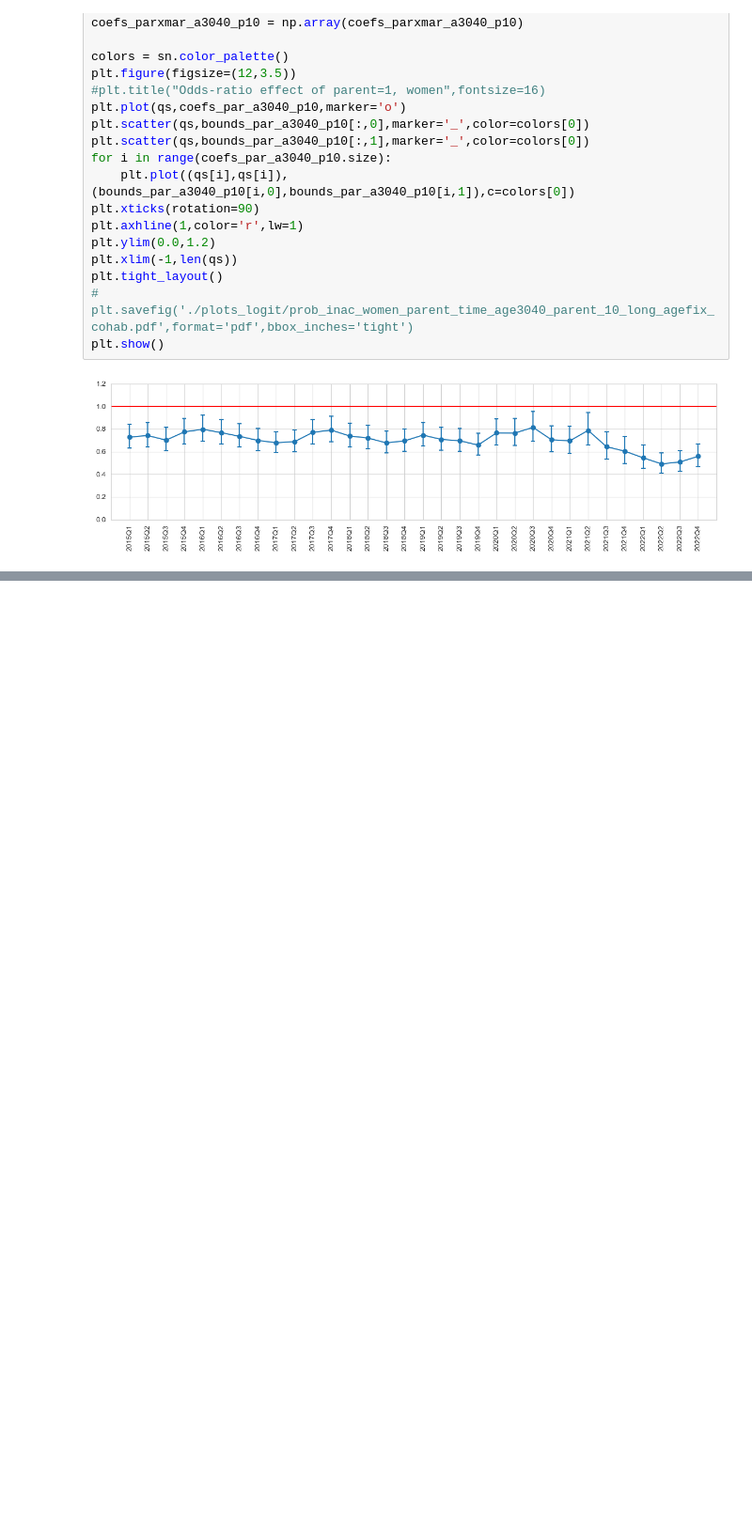
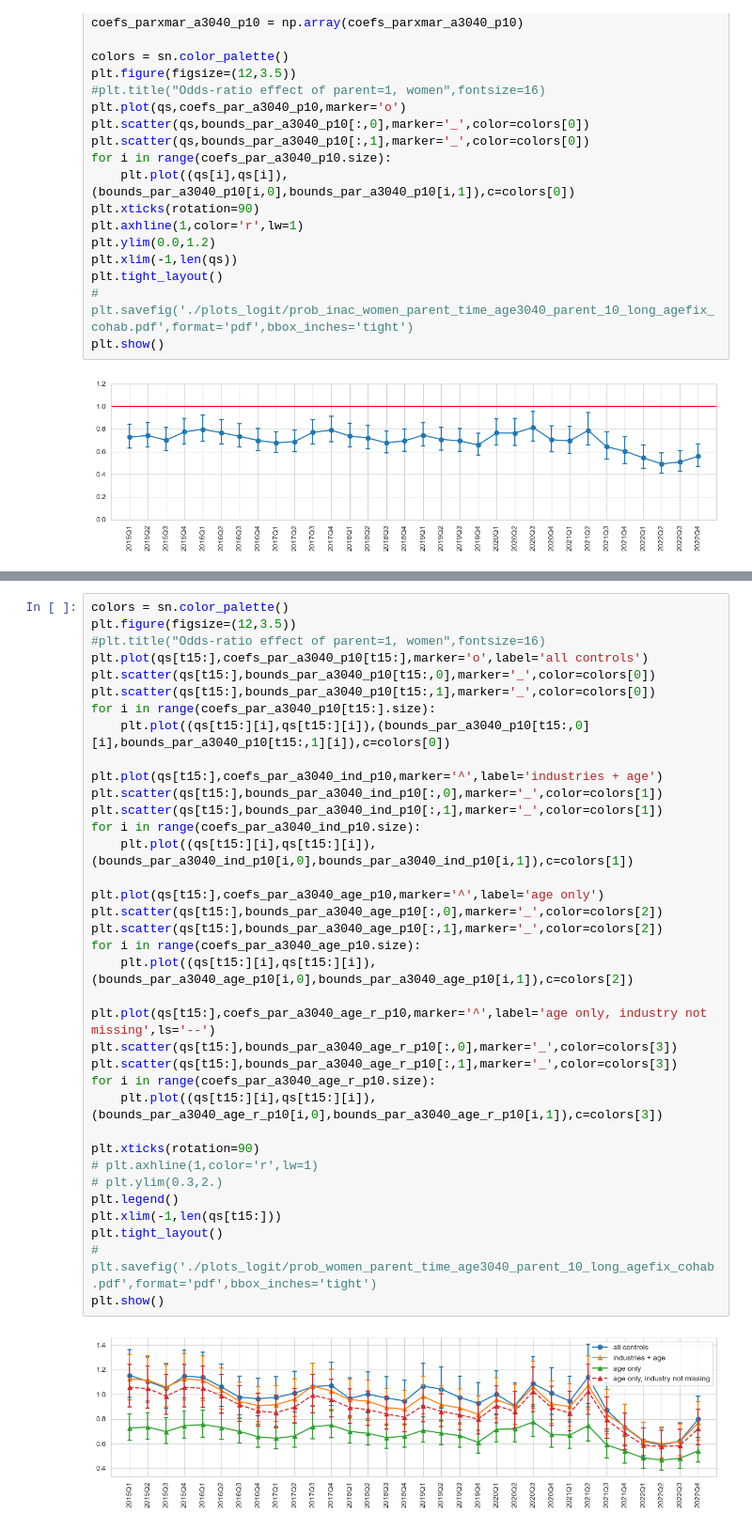
Before and after one commit to crisla/TenMoCoS, a Jupyter notebook: Figure_2_age3040_agefix_cohab_coefs.ipynb, the cells around one changed output, grey strips where cells are left out. Shown: that part at 94% size. Cells and saved outputs as stored; diff of their text form; blank space fills up the shorter version.

```diff
--- a/Figure_2_age3040_agefix_cohab_coefs.ipynb
+++ b/Figure_2_age3040_agefix_cohab_coefs.ipynb
@@ -397,0 +498,38 @@ array([7023, 6870, 6540, 6586, 6487, 6424, 6360, 6331, 6366, 6173, 6069,
+# %%
+colors = sn.color_palette()
+plt.figure(figsize=(12,3.5))
+#plt.title("Odds-ratio effect of parent=1, women",fontsize=16)
+plt.plot(qs[t15:],coefs_par_a3040_p10[t15:],marker='o',label='all controls')
+plt.scatter(qs[t15:],bounds_par_a3040_p10[t15:,0],marker='_',color=colors[0])
+plt.scatter(qs[t15:],bounds_par_a3040_p10[t15:,1],marker='_',color=colors[0])
+for i in range(coefs_par_a3040_p10[t15:].size):
+    plt.plot((qs[t15:][i],qs[t15:][i]),(bounds_par_a3040_p10[t15:,0][i],bounds_par_a3040_p10[t15:,1][i]),c=colors[0])
+
+plt.plot(qs[t15:],coefs_par_a3040_ind_p10,marker='^',label='industries + age')
+plt.scatter(qs[t15:],bounds_par_a3040_ind_p10[:,0],marker='_',color=colors[1])
+plt.scatter(qs[t15:],bounds_par_a3040_ind_p10[:,1],marker='_',color=colors[1])
+for i in range(coefs_par_a3040_ind_p10.size):
+    plt.plot((qs[t15:][i],qs[t15:][i]),(bounds_par_a3040_ind_p10[i,0],bounds_par_a3040_ind_p10[i,1]),c=colors[1])
+
+plt.plot(qs[t15:],coefs_par_a3040_age_p10,marker='^',label='age only')
+plt.scatter(qs[t15:],bounds_par_a3040_age_p10[:,0],marker='_',color=colors[2])
+plt.scatter(qs[t15:],bounds_par_a3040_age_p10[:,1],marker='_',color=colors[2])
+for i in range(coefs_par_a3040_age_p10.size):
+    plt.plot((qs[t15:][i],qs[t15:][i]),(bounds_par_a3040_age_p10[i,0],bounds_par_a3040_age_p10[i,1]),c=colors[2])
+
+plt.plot(qs[t15:],coefs_par_a3040_age_r_p10,marker='^',label='age only, industry not missing',ls='--')
+plt.scatter(qs[t15:],bounds_par_a3040_age_r_p10[:,0],marker='_',color=colors[3])
+plt.scatter(qs[t15:],bounds_par_a3040_age_r_p10[:,1],marker='_',color=colors[3])
+for i in range(coefs_par_a3040_age_r_p10.size):
+    plt.plot((qs[t15:][i],qs[t15:][i]),(bounds_par_a3040_age_r_p10[i,0],bounds_par_a3040_age_r_p10[i,1]),c=colors[3])
+
+plt.xticks(rotation=90)
+# plt.axhline(1,color='r',lw=1)
+# plt.ylim(0.3,2.)
+plt.legend()
+plt.xlim(-1,len(qs[t15:]))
+plt.tight_layout()
+# plt.savefig('./plots_logit/prob_women_parent_time_age3040_parent_10_long_agefix_cohab.pdf',format='pdf',bbox_inches='tight')
+plt.show()
+# %% [output]
+[figure, added]
```
Also changed, not shown: parts of 19 cells of this notebook, 35 other files.
